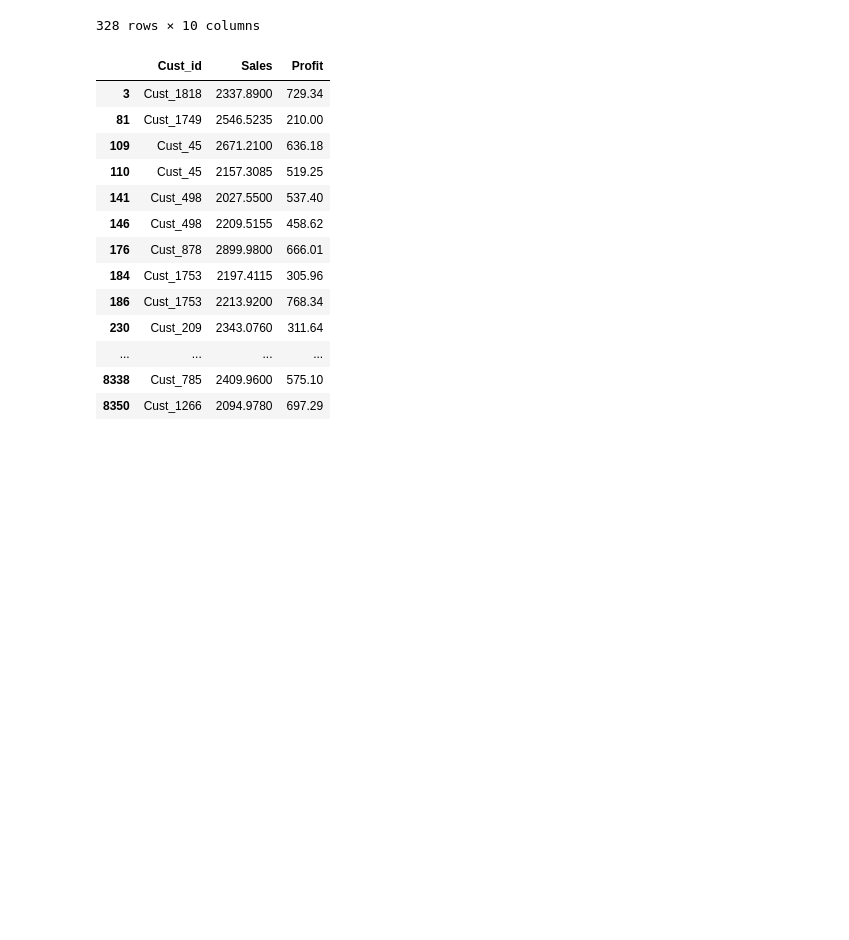
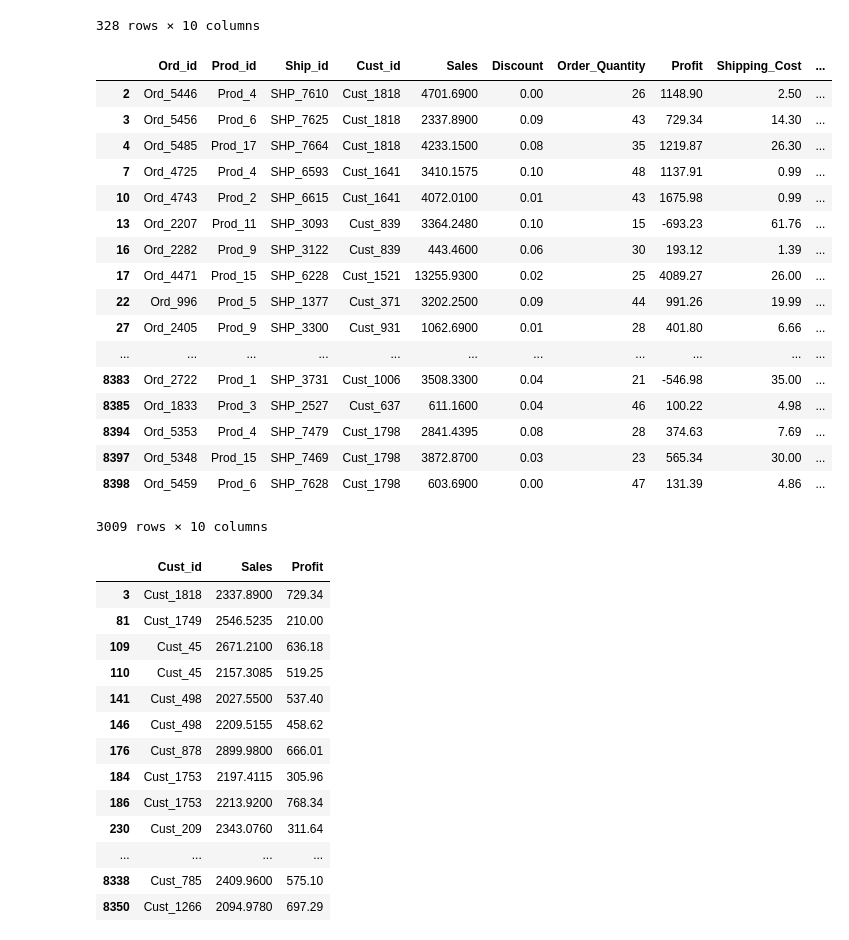
Before and after one commit to savi1910/Data-Manipulation-using-Python, a Jupyter notebook: 2_Introduction_to_Pandas/4_Slicing_Dicing.ipynb, the cells around one changed output. Cells and saved outputs as stored; diff of their text form; code cells hidden in the pictures; blank space fills up the shorter version.

```diff
--- a/2_Introduction_to_Pandas/4_Slicing_Dicing.ipynb
+++ b/2_Introduction_to_Pandas/4_Slicing_Dicing.ipynb
@@ -115,6 +115,29 @@ df.loc[(df.Sales > 2000) & (df.Sales < 3000) & (df.Profit > 100), :]
 | 8381 | Ord_2696 | Prod_4 | SHP_3691 | Cust_1006 | 2836.0505 | 0.01 | 25 | 561.13 | 8.99 | ... |
 | 8394 | Ord_5353 | Prod_4 | SHP_7479 | Cust_1798 | 2841.4395 | 0.08 | 28 | 374.63 | 7.69 | ... |
 328 rows × 10 columns
+# %%
+# The 'OR' operator is represented by a | (Note that 'or' doesn't work with pandas)
+# E.g. all orders having 2000 < Sales  OR Profit > 100
+df.loc[(df.Sales > 2000) | (df.Profit > 100), :]
+# %% [output]
+|  | Ord_id | Prod_id | Ship_id | Cust_id | Sales | Discount | Order_Quantity | Profit | Shipping_Cost | ... |
+| 2 | Ord_5446 | Prod_4 | SHP_7610 | Cust_1818 | 4701.6900 | 0.00 | 26 | 1148.90 | 2.50 | ... |
+| 3 | Ord_5456 | Prod_6 | SHP_7625 | Cust_1818 | 2337.8900 | 0.09 | 43 | 729.34 | 14.30 | ... |
+| 4 | Ord_5485 | Prod_17 | SHP_7664 | Cust_1818 | 4233.1500 | 0.08 | 35 | 1219.87 | 26.30 | ... |
+| 7 | Ord_4725 | Prod_4 | SHP_6593 | Cust_1641 | 3410.1575 | 0.10 | 48 | 1137.91 | 0.99 | ... |
+| 10 | Ord_4743 | Prod_2 | SHP_6615 | Cust_1641 | 4072.0100 | 0.01 | 43 | 1675.98 | 0.99 | ... |
+| 13 | Ord_2207 | Prod_11 | SHP_3093 | Cust_839 | 3364.2480 | 0.10 | 15 | -693.23 | 61.76 | ... |
+| 16 | Ord_2282 | Prod_9 | SHP_3122 | Cust_839 | 443.4600 | 0.06 | 30 | 193.12 | 1.39 | ... |
+| 17 | Ord_4471 | Prod_15 | SHP_6228 | Cust_1521 | 13255.9300 | 0.02 | 25 | 4089.27 | 26.00 | ... |
+| 22 | Ord_996 | Prod_5 | SHP_1377 | Cust_371 | 3202.2500 | 0.09 | 44 | 991.26 | 19.99 | ... |
+| 27 | Ord_2405 | Prod_9 | SHP_3300 | Cust_931 | 1062.6900 | 0.01 | 28 | 401.80 | 6.66 | ... |
+| ... | ... | ... | ... | ... | ... | ... | ... | ... | ... | ... |
+| 8383 | Ord_2722 | Prod_1 | SHP_3731 | Cust_1006 | 3508.3300 | 0.04 | 21 | -546.98 | 35.00 | ... |
+| 8385 | Ord_1833 | Prod_3 | SHP_2527 | Cust_637 | 611.1600 | 0.04 | 46 | 100.22 | 4.98 | ... |
+| 8394 | Ord_5353 | Prod_4 | SHP_7479 | Cust_1798 | 2841.4395 | 0.08 | 28 | 374.63 | 7.69 | ... |
+| 8397 | Ord_5348 | Prod_15 | SHP_7469 | Cust_1798 | 3872.8700 | 0.03 | 23 | 565.34 | 30.00 | ... |
+| 8398 | Ord_5459 | Prod_6 | SHP_7628 | Cust_1798 | 603.6900 | 0.00 | 47 | 131.39 | 4.86 | ... |
+3009 rows × 10 columns
 # %%
 # E.g. all orders having 2000 < Sales < 3000 and Profit > 100
 # Also, this time, you only need the Cust_id, Sales and Profit columns
```
Also changed, not shown: 7 other files.
